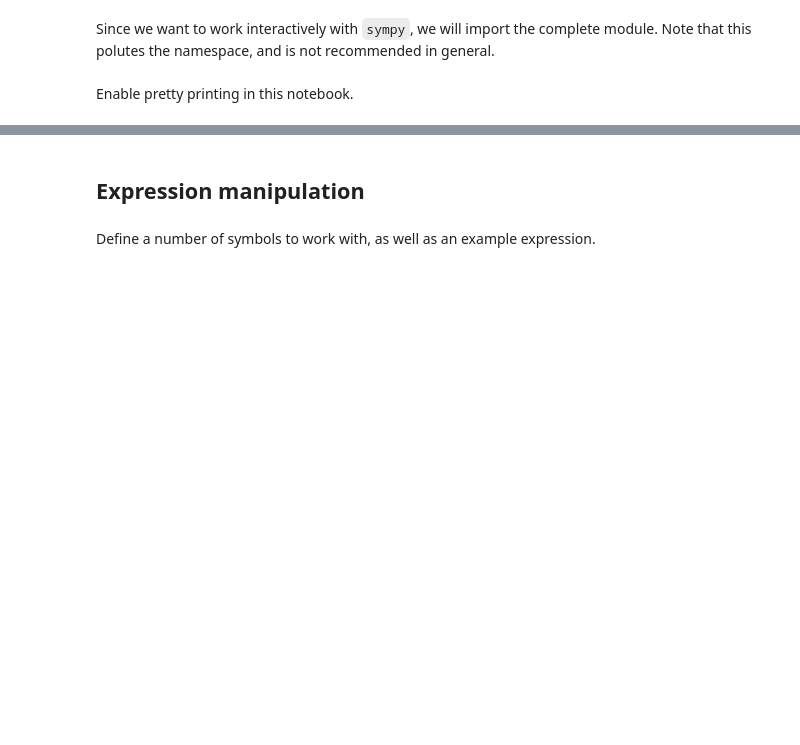
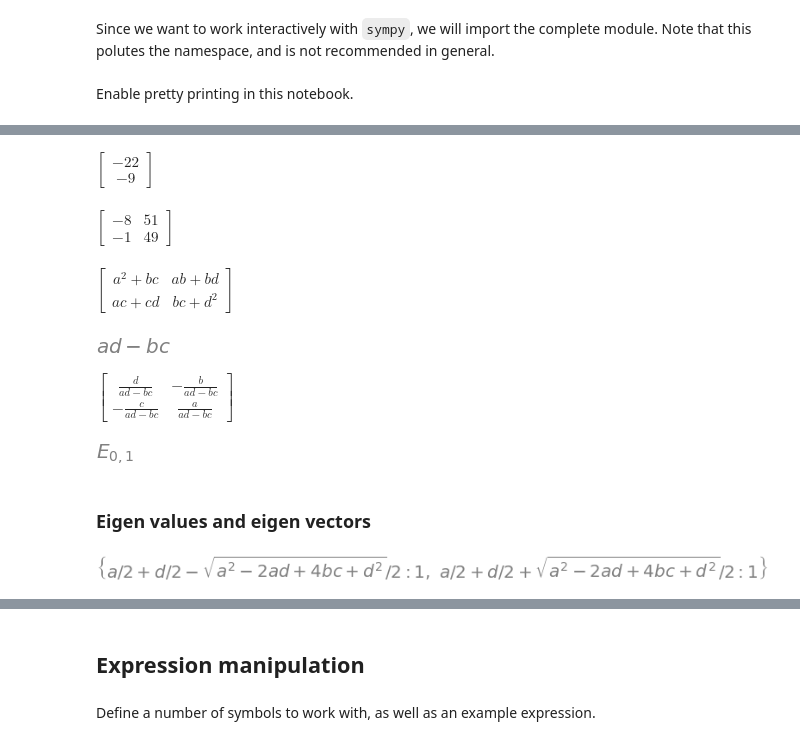
Before and after one commit to gjbex/Scientific-Python, a Jupyter notebook: source-code/sympy/sympy.ipynb, the cells around one changed output, grey strips where cells are left out. Saved outputs shown, nothing was run; the diff lists cells and outputs as text; code cells hidden in the pictures; blank space fills up the shorter version.

```diff
--- a/source-code/sympy/sympy.ipynb
+++ b/source-code/sympy/sympy.ipynb
@@ -10,0 +75,4 @@ init_printing()
+# %%
+A*x.transpose()
+# %% [output]
+$\displaystyle \left[\begin{matrix}-22\\-9\end{matrix}\right]$
@@ -10,0 +85,23 @@ init_printing()
+# %%
+A*C
+# %% [output]
+$\displaystyle \left[\begin{matrix}-8 & 51\\-1 & 49\end{matrix}\right]$
+# %%
+a, b, c, d = symbols('a, b, c, d')
+# %%
+D = Matrix([
+    [a, b],
+    [c, d],
+])
+# %%
+D**2
+# %% [output]
+$\displaystyle \left[\begin{matrix}a^{2} + b c & a b + b d\\a c + c d & b c + d^{2}\end{matrix}\right]$
+# %%
+D.det()
+# %% [output]
+[figure, added]
+# %%
+D.inv()
+# %% [output]
+$\displaystyle \left[\begin{matrix}\frac{d}{a d - b c} & - \frac{b}{a d - b c}\\- \frac{c}{a d - b c} & \frac{a}{a d - b c}\end{matrix}\right]$
@@ -10,0 +110,10 @@ init_printing()
+# %%
+E[0, 1]
+# %% [output]
+[figure, added]
+# %% [markdown]
+### Eigen values and eigen vectors
+# %%
+D.eigenvals()
+# %% [output]
+[figure, added]
```
Also changed, not shown: parts of 37 cells of this notebook.
